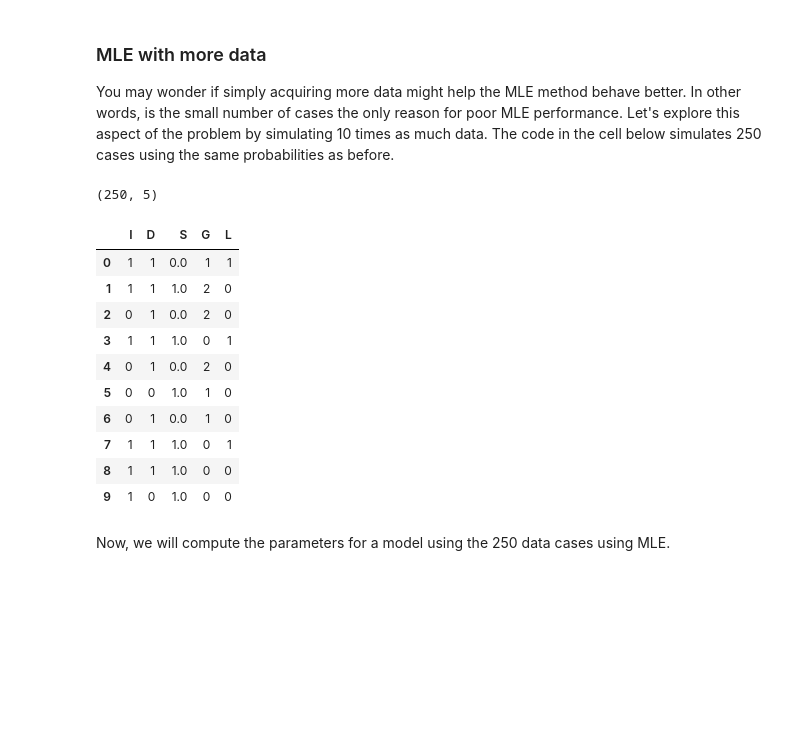
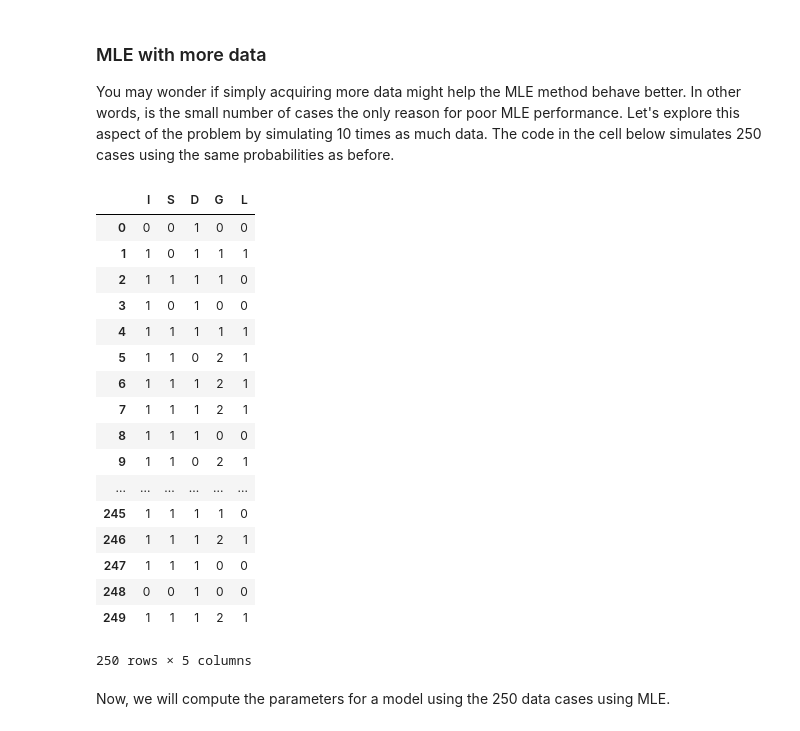
Before and after one commit to StephenElston/CSCI_E_82A_Probabalistic_Programming, a Jupyter notebook: Lesson4_Learning/IntroductionToLearningModelParameters.ipynb, the cells around one changed output. Cells and saved outputs as stored; diff of their text form; code cells hidden in the pictures; blank space fills up the shorter version.

```diff
--- a/Lesson4_Learning/IntroductionToLearningModelParameters.ipynb
+++ b/Lesson4_Learning/IntroductionToLearningModelParameters.ipynb
@@ -848,52 +544,30 @@ The stabilization of the parameter estimates for the variable G is an example of
 ### MLE with more data
 
 You may wonder if simply acquiring more data might help the MLE method behave better. In other words, is the small number of cases the only reason for poor MLE performance. Let's explore this aspect of the problem by simulating 10 times as much data. The code in the cell below simulates 250 cases using the same probabilities as before.
-# %%
-## Let's try a larger sample
-nsamp = 250
-
-## First the conditionally independent variables
-nr.seed(22234)
-D_samps = pd.DataFrame(nr.binomial(1, 0.7, nsamp), columns = ['D'])
-nr.seed(2355)
-I_samps = pd.DataFrame(nr.binomial(1, 0.8, nsamp), columns = ['I'])
-
-## The variable conditional on two others and with three possible states
-probs = np.array([[0.3, 0.05, 0.8,  0.5], [0.4, 0.25, 0.15, 0.3], [0.3, 0.7,  0.05, 0.2]]).transpose()
-nr.seed(2334)
-sims = sim_multinoulli(probs, nsamp)
-I_lg = [0,0,1,1]
-D_lg = [0,1,0,1]
-G_samps = pd.DataFrame(selec_dist_2(sims, I_samps, D_samps, I_lg, D_lg), columns = ['G'])
-
-## Finally, the two variables conditionally depenent on one other
-probs = [0.9, 0.6, 0.1]
-nr.seed(2134)
-bern = sim_bernoulli(probs, nsamp)
-L_samps = pd.DataFrame(selec_dist_1(bern, G_samps, [0,1,2]), columns = ['L'])
-
-probs = [0.2, 0.8]
-nr.seed(22234)
-bern = sim_bernoulli(probs)
-S_samps = pd.DataFrame(selec_dist_1(bern, I_samps, [0,1]), columns = ['S'])
-
-## Now concatenate the columns into one data frame
-dats = pd.concat([I_samps, D_samps, S_samps, G_samps, L_samps], axis = 1)
-print(dats.shape)
-dats.head(10)
-# %% [output]
-(250, 5)
-|  | I | D | S | G | L |
-| 0 | 1 | 1 | 0.0 | 1 | 1 |
-| 1 | 1 | 1 | 1.0 | 2 | 0 |
-| 2 | 0 | 1 | 0.0 | 2 | 0 |
-| 3 | 1 | 1 | 1.0 | 0 | 1 |
-| 4 | 0 | 1 | 0.0 | 2 | 0 |
-| 5 | 0 | 0 | 1.0 | 1 | 0 |
-| 6 | 0 | 1 | 0.0 | 1 | 0 |
-| 7 | 1 | 1 | 1.0 | 0 | 1 |
-| 8 | 1 | 1 | 1.0 | 0 | 0 |
-| 9 | 1 | 0 | 1.0 | 0 | 0 |
+# %%
+## Let's try a larger sample!
+nsamps = 250
+samples_250 = simulate_from_DAG(murder_model, nsamps = nsamps)
+samples_250
+# %% [output]
+|  | I | S | D | G | L |
+| 0 | 0 | 0 | 1 | 0 | 0 |
+| 1 | 1 | 0 | 1 | 1 | 1 |
+| 2 | 1 | 1 | 1 | 1 | 0 |
+| 3 | 1 | 0 | 1 | 0 | 0 |
+| 4 | 1 | 1 | 1 | 1 | 1 |
+| 5 | 1 | 1 | 0 | 2 | 1 |
+| 6 | 1 | 1 | 1 | 2 | 1 |
+| 7 | 1 | 1 | 1 | 2 | 1 |
+| 8 | 1 | 1 | 1 | 0 | 0 |
+| 9 | 1 | 1 | 0 | 2 | 1 |
+| ... | ... | ... | ... | ... | ... |
+| 245 | 1 | 1 | 1 | 1 | 0 |
+| 246 | 1 | 1 | 1 | 2 | 1 |
+| 247 | 1 | 1 | 1 | 0 | 0 |
+| 248 | 0 | 0 | 1 | 0 | 0 |
+| 249 | 1 | 1 | 1 | 2 | 1 |
+250 rows × 5 columns
 # %% [markdown]
 Now, we will compute the parameters for a model using the 250 data cases using MLE.
 # %%
```
Also changed, not shown: parts of 55 cells of this notebook.
